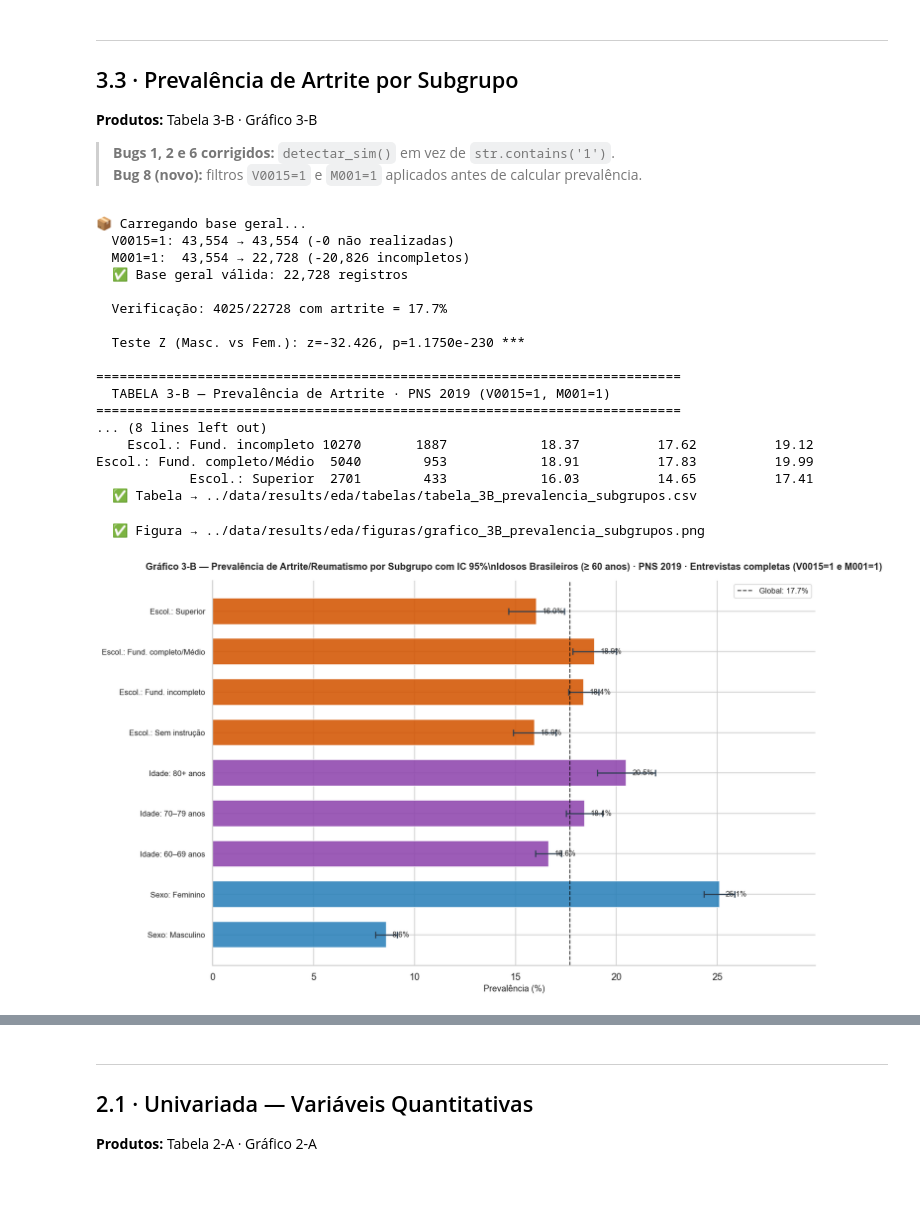
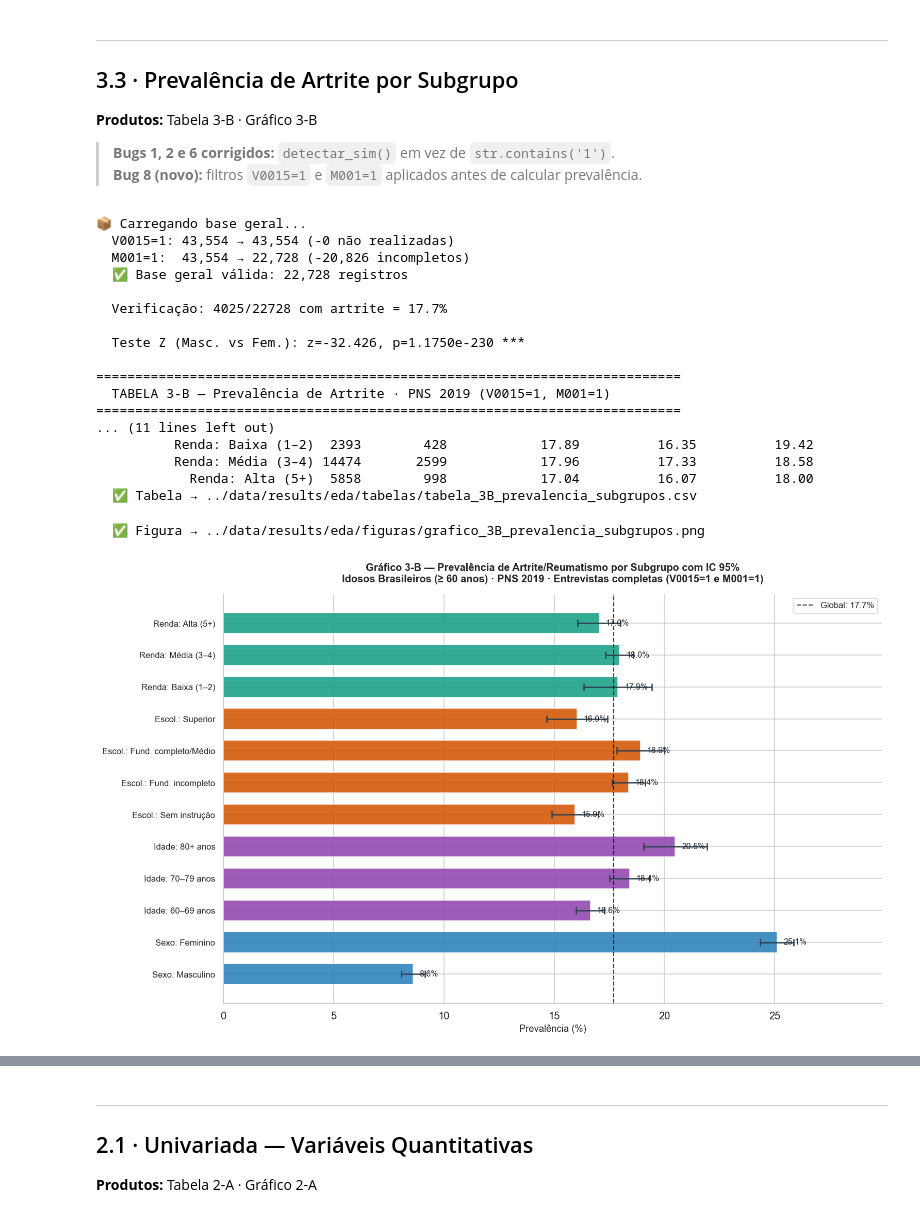
Before and after one commit to pedrinndias/Projeto-PNS-2019, a Jupyter notebook: notebooks/02_analise_exploratoria_bivariada.ipynb, the cells around one changed output, grey strips where cells are left out. Drawn from its saved outputs; the diff is of its cells as text; code cells hidden in the pictures; blank space fills up the shorter version.

```diff
--- a/notebooks/02_analise_exploratoria_bivariada.ipynb
+++ b/notebooks/02_analise_exploratoria_bivariada.ipynb
@@ -232,26 +267,26 @@ print(f'   Figuras → {DIR_FIGURAS}')  # Mostra onde as figuras serão salvas
 #   C006, C008, VDD004A, VDF004, Q079
 #                      → Demográficos: Sexo, Idade, Escolaridade, Renda, Artrite
 #   P034, P035, P04501 → Atividade física: praticou exercício, dias/semana, horas de TV/dia
-#   P00901, P015, P018, P01101, P02501, P02002
-#                      → Alimentação: verduras, peixe, frutas, carne vermelha, doces, refrigerante
+#   P00901, P015, P018, P01101, P02501, P02002, P006, P013
+#                      → Alimentação: verduras, peixe, frutas, carne vermelha, doces, refrigerante, feijão, frango
 #   P00104, P00404     → Antropometria: Peso (kg) e Altura (cm) — para calcular IMC
-#   N001, I00101       → Autoavaliação de saúde e Plano de saúde
-#   P02001, P023, P01601, P02602
-#                      → Vars CAPTO (Melhoria 24): Feijão, Leite/derivados, Frango, Embutidos
+#   N001, I00102       → Autoavaliação de saúde e Plano de saúde médico
+#   P02001, P023, P01601, P02602, P00620
+#                      → Vars CAPTO: Suco em pó, Leite, Suco de fruta natural, Substituição do almoço, Embutidos (dia anterior)
 #   FROM pns_idosos    → Tabela de origem (banco pré-processado com apenas idosos ≥60 anos)
 SQL_COMPLETO = '''
     SELECT
         V0015, M001,
         C006, C008, VDD004A, VDF004, Q079,
         P034, P035, P04501,
-        P00901, P015, P018, P01101, P02501, P02002,
+        P00901, P015, P018, P01101, P02501, P02002, P006, P013,
         P00104, P00404,
-        N001, I00101,
-        P02001, P023, P01601, P02602
+        N001, I00102,
+        P02001, P023, P01601, P02602, P00620
     FROM pns_idosos
 '''
 # MELHORIA 23: Q092 removida do SQL_COMPLETO (letra morta — variável constante na amostra por critério de inclusão)
-# MELHORIA 24: P02001 (feijão), P023 (leite/derivados), P01601 (frango), P02602 (embutidos)
+# MELHORIA 24: P02001 (suco em pó/caixinha), P023 (leite), P01601 (suco de fruta natural), P02602 (substituir almoço por lanche)
 #              adicionadas conforme guia CAPTO — variáveis preditoras de padrão alimentar
 
 def carregar_e_filtrar(arquivo, classe=None):  # Função para carregar, filtrar e processar cada base
@@ -285,14 +320,16 @@ def carregar_e_filtrar(arquivo, classe=None):  # Função para carregar, filtrar
 
     # Conversões de tipos de dados (string para numérico)
     df['Idade']  = pd.to_numeric(df['C008'],   errors='coerce')  # Converte C008 (idade) para número; NaN se falhar
-    df['Renda']  = pd.to_numeric(df['VDF004'], errors='coerce')  # Converte VDF004 (renda em quintil) para número
+    df['Renda'], _nm_renda = coerce_codificado(df['VDF004'], MAPA_VDF004)  # VDF004 = faixa (1-7); aceita texto ou código
+    if _nm_renda: print('    [aviso] VDF004 rotulos nao mapeados: ' + str(_nm_renda[:6]))
     df['Peso']   = pd.to_numeric(df['P00104'].astype(str).str.replace(',', '.'), errors='coerce')  # Converte peso (com vírgula decimal) para número
     df['Altura'] = pd.to_numeric(df['P00404'].astype(str).str.replace(',', '.'), errors='coerce')  # Converte altura (com vírgula decimal) para número
     df['IMC']    = df['Peso'] / ((df['Altura'] / 100) ** 2)  # Calcula IMC = Peso / (Altura em metros)²
+    df['IMC']    = df['IMC'].where((df['IMC'] >= 10) & (df['IMC'] <= 70))  # sanidade: fora de [10,70] kg/m² = erro de medição -> NaN
     # CORREÇÃO BUG 16: P04501 pode estar como texto formatado (ex: '3 horas', '2h')
     # str.extract captura o primeiro número (inteiro ou decimal) antes de to_numeric
     for col in ['P035','P00901','P015','P018','P01101','P02501','P02002',  # Variáveis de frequência alimentar
-               'P02001','P023','P01601','P02602']:          # MELHORIA 24: vars CAPTO
+               'P02001','P023','P01601','P02602','P006','P013']:  # CAPTO + feijão(P006)/frango(P013)
         if col in df.columns:  # Se coluna existe no dataframe
             df[col] = pd.to_numeric(df[col], errors='coerce')  # Converte para número; NaN se falhar
     if 'P04501' in df.columns:  # Se coluna P04501 (TV) existe
@@ -368,7 +405,7 @@ mask_num = pd.to_numeric(col_artrite, errors='coerce') == 1  # Testa se número
 mask_str = col_artrite.astype(str).str.strip().str.lower().isin(['1', '1.0', 'sim'])  # Testa se string é código válido
 df_geral['Artrite'] = mask_num | mask_str  # Cria coluna booleana: True onde artrite = Sim
 df_geral['Idade']   = pd.to_numeric(df_geral['C008'],   errors='coerce')  # Converte idade para número
-df_geral['Renda']   = pd.to_numeric(df_geral['VDF004'], errors='coerce')  # Converte renda para número
+df_geral['Renda'], _nm = coerce_codificado(df_geral['VDF004'], MAPA_VDF004)  # aceita faixa textual ou código (1-7)
 
 # BUG 11 CORRIGIDO: guard contra divisão por zero
 n_tot = len(df_geral)  # Total de registros
@@ -447,10 +484,10 @@ else:  # Se base geral tem dados
 ===========================================================================
   TABELA 3-B — Prevalência de Artrite · PNS 2019 (V0015=1, M001=1)
 ===========================================================================
-... (8 lines left out)
-    Escol.: Fund. incompleto 10270       1887            18.37          17.62          19.12
-Escol.: Fund. completo/Médio  5040        953            18.91          17.83          19.99
-            Escol.: Superior  2701        433            16.03          14.65          17.41
+... (11 lines left out)
+          Renda: Baixa (1–2)  2393        428            17.89          16.35          19.42
+          Renda: Média (3–4) 14474       2599            17.96          17.33          18.58
+            Renda: Alta (5+)  5858        998            17.04          16.07          18.00
   ✅ Tabela → ../data/results/eda/tabelas/tabela_3B_prevalencia_subgrupos.csv
 # %%
 # ── Gráfico 3-B: barras horizontais com IC 95% ────────────────────────────
@@ -479,35 +516,35 @@ ax.errorbar(df_plot['Prevalência (%)'], list(y_pos),  # Posição central das b
             xerr=[err_inf, err_sup], fmt='none',  # Erros em X (horizontal), sem marcadores
             color='#2C3E50', capsize=4, capthick=1.5, linewidth=1.5)  # Cor, tamanho das terminações, espessura
 
 # Linha de referência global
 ax.axvline(prev_g, color='black', linestyle='--', linewidth=1.3, alpha=0.75,  # Linha vertical tracejada
            label=f'Global: {prev_g:.1f}%')  # Rótulo mostrando prevalência global
 
 for i, row in df_plot.iterrows():  # Para cada subgrupo
     # ax.text: posiciona o valor numérico de prevalência à direita de cada barra horizontal
     ax.text(
         row['Prevalência (%)'] + 0.3,   # posição X: ligeiramente à direita da barra
         i,                               # posição Y: mesma linha da barra
         f"{row['Prevalência (%)']:.1f}%",  # texto exibido: valor com 1 casa decimal + símbolo %
         va='center', fontsize=9.5        # alinhamento vertical centralizado, tamanho 9.5
     )
 
 ax.set_yticks(list(y_pos))  # Define posições Y dos ticks
 ax.set_yticklabels(df_plot['Subgrupo'], fontsize=10)  # Rótulos dos subgrupos no eixo Y
 ax.set_xlabel('Prevalência (%)', fontsize=11)  # Rótulo do eixo X
 xlim_sup = df_plot['IC95% Sup (%)'].max() + 4  # Limite superior do eixo X (com margem)
 ax.set_xlim(0, xlim_sup if xlim_sup > 5 else 30)  # Define limites X (mínimo 30)
 ax.set_title(  # Título da figura
-    'Gráfico 3-B — Prevalência de Artrite/Reumatismo por Subgrupo com IC 95%\\n'  # Primeira linha do título
+    'Gráfico 3-B — Prevalência de Artrite/Reumatismo por Subgrupo com IC 95%\n'  # Primeira linha do título
     'Idosos Brasileiros (≥ 60 anos) · PNS 2019 · Entrevistas completas (V0015=1 e M001=1)',  # Segunda linha
     fontsize=12, fontweight='bold', pad=14)  # Formatação do título
 ax.legend(fontsize=10)  # Mostra legenda (linha de referência global)
 plt.tight_layout()  # Ajusta automaticamente espaços
 salvar_fig('grafico_3B_prevalencia_subgrupos.png')  # Salva figura
 plt.show()  # Mostra figura na tela
 # %% [output]
   ✅ Figura → ../data/results/eda/figuras/grafico_3B_prevalencia_subgrupos.png
-[figure, old version]
+[figure, new version]
 # %% [markdown]
 ---
 ## 3.2 · Comparação das Quatro Bases
```
Also changed, not shown: parts of 12 cells of this notebook, 20 other files.
